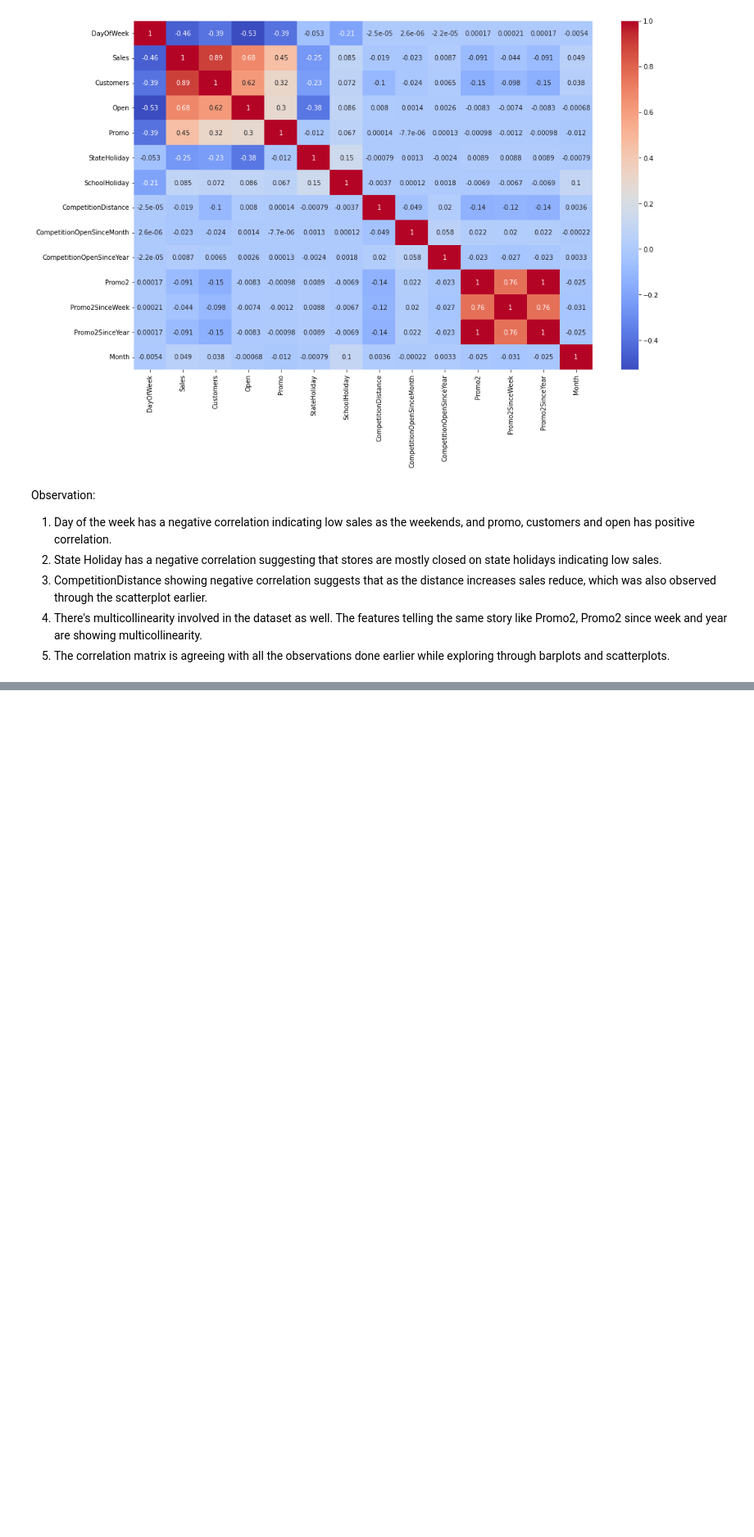
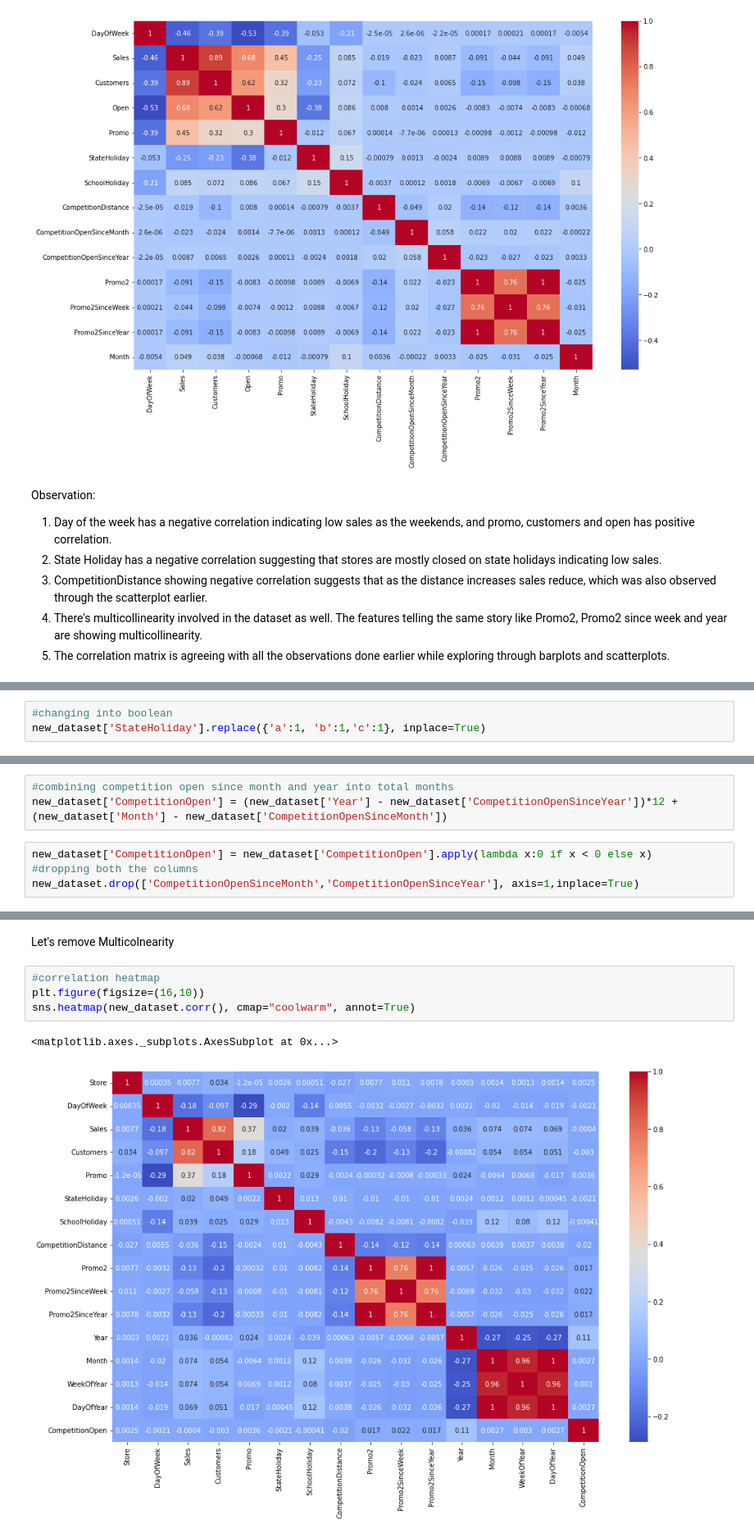
Before and after one commit to kdhaw6/Retail-Sales-Analysis---Regression-Project, a Jupyter notebook: Kunal_Dhawan_Project_Retail_Sales_Prediction.ipynb, the cells around one changed output, grey strips where cells are left out. Shown at 82% size. Cells and saved outputs as stored; diff of their text form; blank space fills up the shorter version.

```diff
--- a/Kunal_Dhawan_Project_Retail_Sales_Prediction.ipynb
+++ b/Kunal_Dhawan_Project_Retail_Sales_Prediction.ipynb
@@ -369,0 +433,3 @@ Observation:
+# %%
+#changing into boolean
+new_dataset['StateHoliday'].replace({'a':1, 'b':1,'c':1}, inplace=True)
@@ -369,0 +442,7 @@ Observation:
+# %%
+#combining competition open since month and year into total months
+new_dataset['CompetitionOpen'] = (new_dataset['Year'] - new_dataset['CompetitionOpenSinceYear'])*12 + (new_dataset['Month'] - new_dataset['CompetitionOpenSinceMonth'])
+# %%
+new_dataset['CompetitionOpen'] = new_dataset['CompetitionOpen'].apply(lambda x:0 if x < 0 else x)
+#dropping both the columns
+new_dataset.drop(['CompetitionOpenSinceMonth','CompetitionOpenSinceYear'], axis=1,inplace=True)
@@ -369,0 +458,9 @@ Observation:
+# %% [markdown]
+Let's remove Multicolnearity
+# %%
+#correlation heatmap
+plt.figure(figsize=(16,10))
+sns.heatmap(new_dataset.corr(), cmap="coolwarm", annot=True)
+# %% [output]
+<matplotlib.axes._subplots.AxesSubplot at 0x...>
+[figure, added]
```
Also changed, not shown: parts of 74 cells of this notebook.
